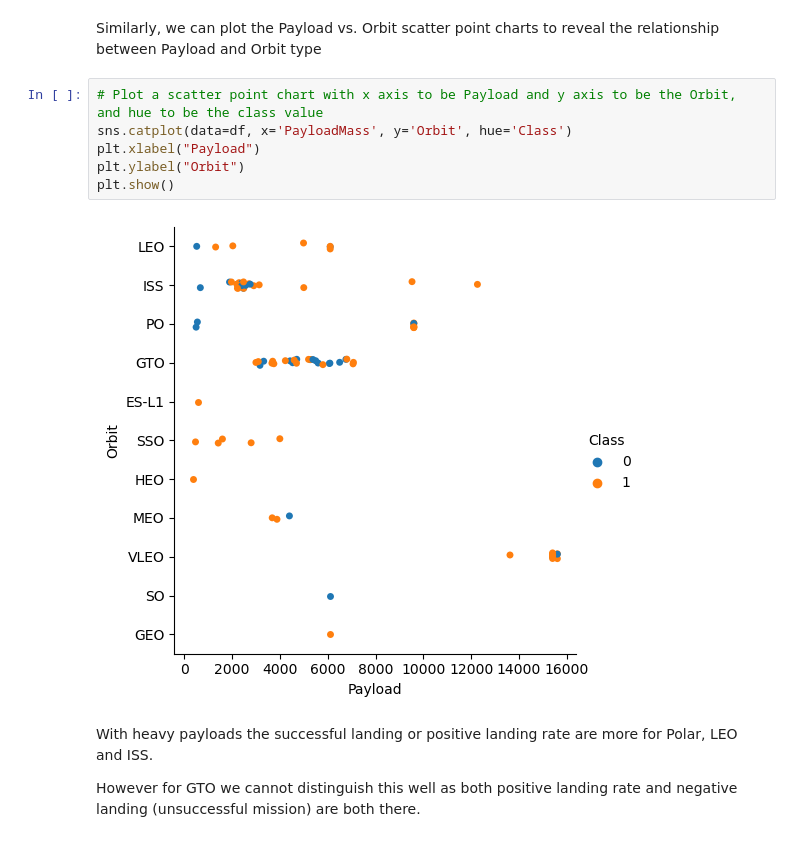
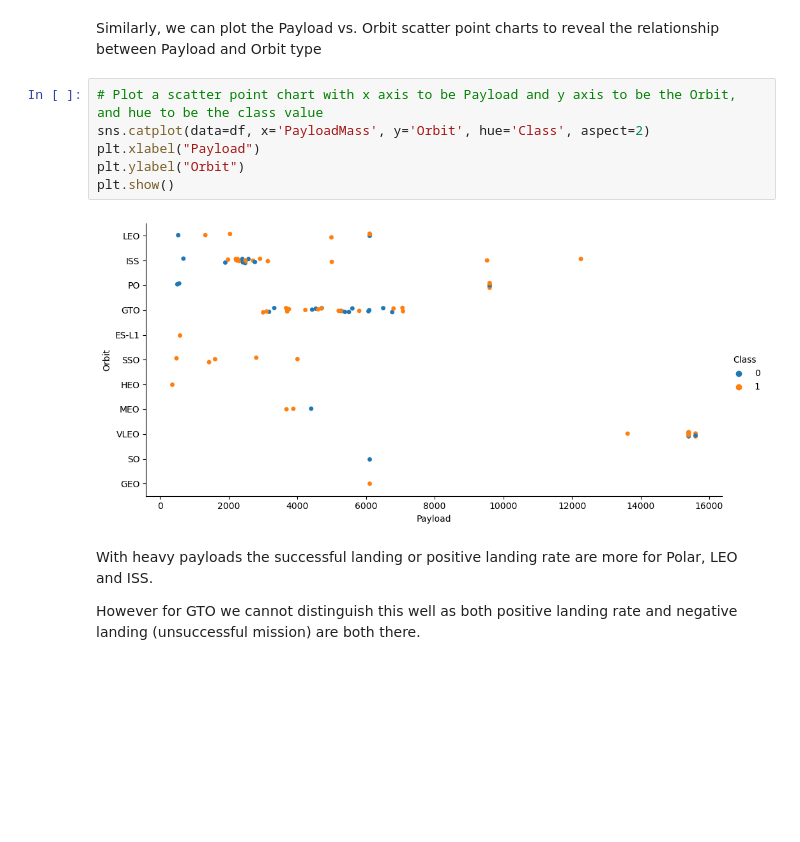
Before and after one commit to reatreada/ibm-ds, a Jupyter notebook: jupyter-labs-eda-dataviz.ipynb, the cells around one changed output. Cells and saved outputs as stored; diff of their text form; blank space fills up the shorter version.

```diff
--- a/jupyter-labs-eda-dataviz.ipynb
+++ b/jupyter-labs-eda-dataviz.ipynb
@@ -159,12 +182,12 @@ You should see that in the LEO orbit the Success appears related to the number o
 Similarly, we can plot the Payload vs. Orbit scatter point charts to reveal the relationship between Payload and Orbit type
 # %%
 # Plot a scatter point chart with x axis to be Payload and y axis to be the Orbit, and hue to be the class value
-sns.catplot(data=df, x='PayloadMass', y='Orbit', hue='Class')
+sns.catplot(data=df, x='PayloadMass', y='Orbit', hue='Class', aspect=2)
 plt.xlabel("Payload")
 plt.ylabel("Orbit")
 plt.show()
 # %% [output]
-[figure, old version]
+[figure, new version]
 # %% [markdown]
 With heavy payloads the successful landing or positive landing rate are more for Polar, LEO and ISS.
 
```
Also changed, not shown: parts of 7 cells of this notebook.
